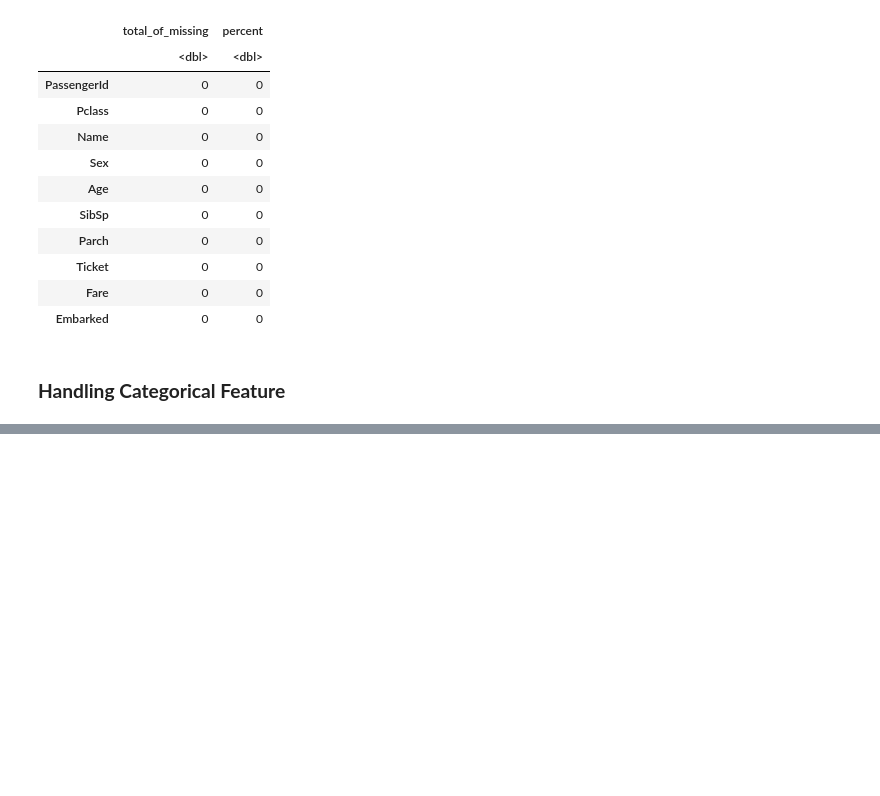
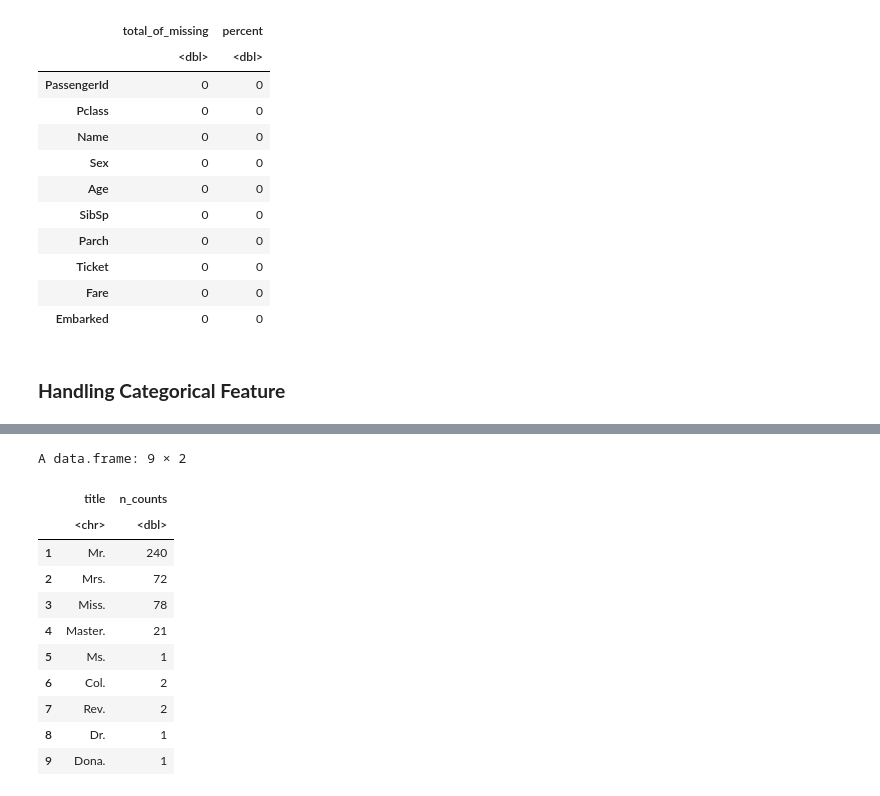
Before and after one commit to denis-spe/Titanic, a Jupyter notebook: R/r_v1.ipynb, the cells around one changed output, grey strips where cells are left out. Saved outputs shown, nothing was run; the diff lists cells and outputs as text; code cells hidden in the pictures; blank space fills up the shorter version.

```diff
--- a/R/r_v1.ipynb
+++ b/R/r_v1.ipynb
@@ -616,0 +686,17 @@ ERROR: Error in eval(expr, envir, enclos): object 'cleaned_training_df' not foun
+# %%
+cleaned_test_df %>%
+    extract_title() %>%
+    value_count()
+# %% [output]
+A data.frame: 9 × 2
+|  | title | n_counts |
+|  | <chr> | <dbl> |
+| 1 | Mr. | 240 |
+| 2 | Mrs. | 72 |
+| 3 | Miss. | 78 |
+| 4 | Master. | 21 |
+| 5 | Ms. | 1 |
+| 6 | Col. | 2 |
+| 7 | Rev. | 2 |
+| 8 | Dr. | 1 |
+| 9 | Dona. | 1 |
```
Also changed, not shown: parts of 6 cells of this notebook, 1 other file.
